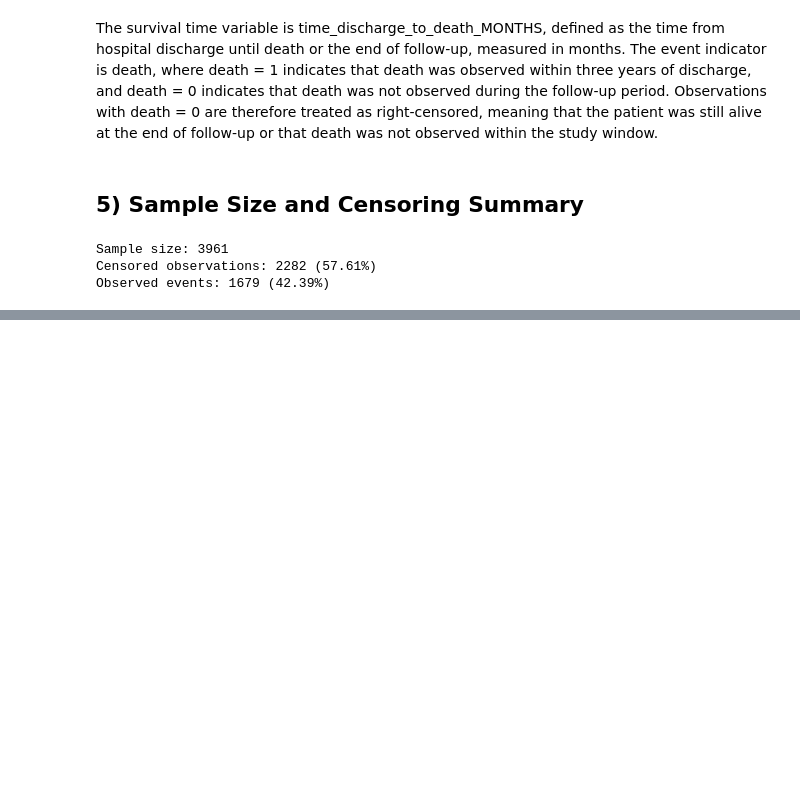
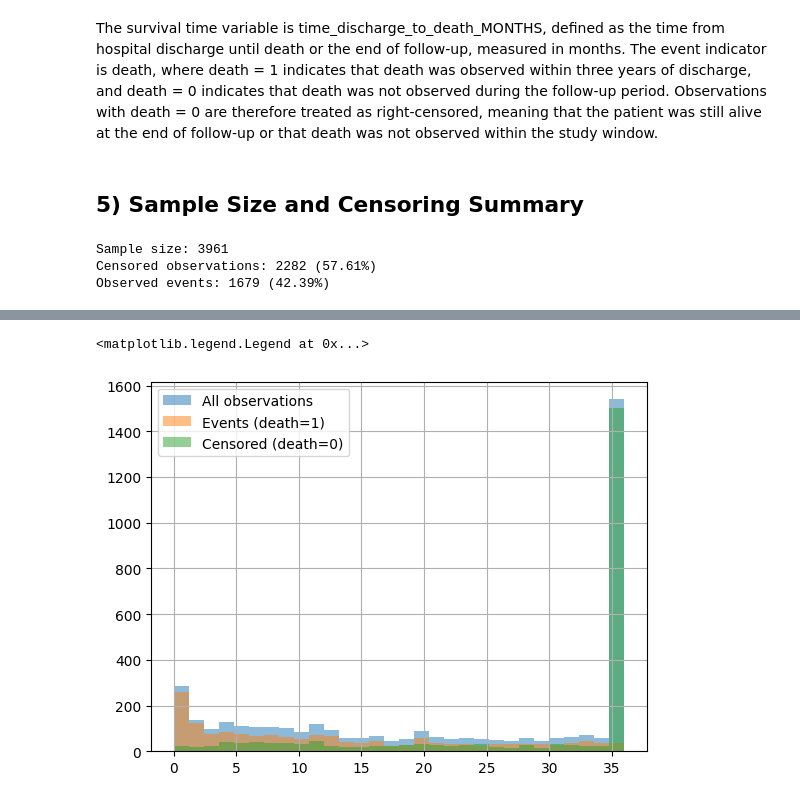
Before and after one commit to Mormorfor/SAML_project, a Jupyter notebook: Part1.ipynb, the cells around one changed output, grey strips where cells are left out. Drawn from its saved outputs; the diff is of its cells as text; code cells hidden in the pictures; blank space fills up the shorter version.

```diff
--- a/Part1.ipynb
+++ b/Part1.ipynb
@@ -408,0 +424,11 @@ Observed events: 1679 (42.39%)
+# %%
+import matplotlib.pyplot as plt
+
+# times histogram (total, and by event)
+data_imputed['time_discharge_to_death_MONTHS'].hist(bins=30, alpha=0.5, label='All observations')
+data_imputed[data_imputed[event_col] == 1]['time_discharge_to_death_MONTHS'].hist(bins=30, alpha=0.5, label='Events (death=1)')
+data_imputed[data_imputed[event_col] == 0]['time_discharge_to_death_MONTHS'].hist(bins=30, alpha=0.5, label='Censored (death=0)')
+plt.legend()
+# %% [output]
+<matplotlib.legend.Legend at 0x...>
+[figure, added]
```
Also changed, not shown: parts of 15 cells of this notebook.
